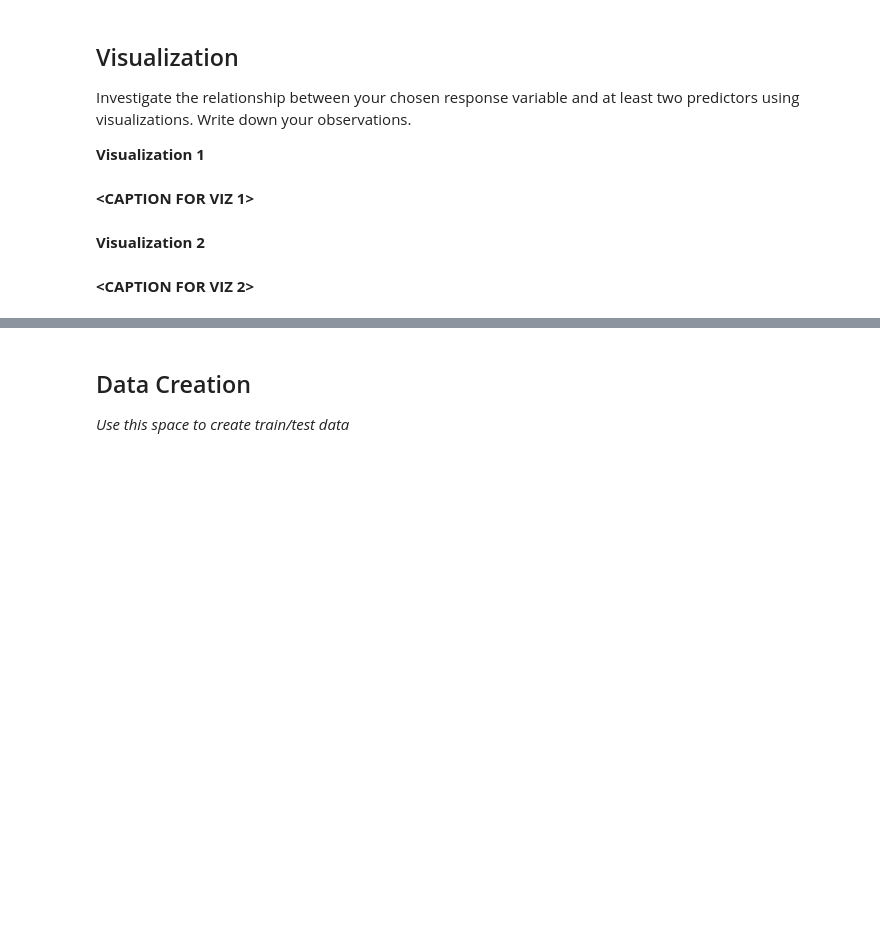
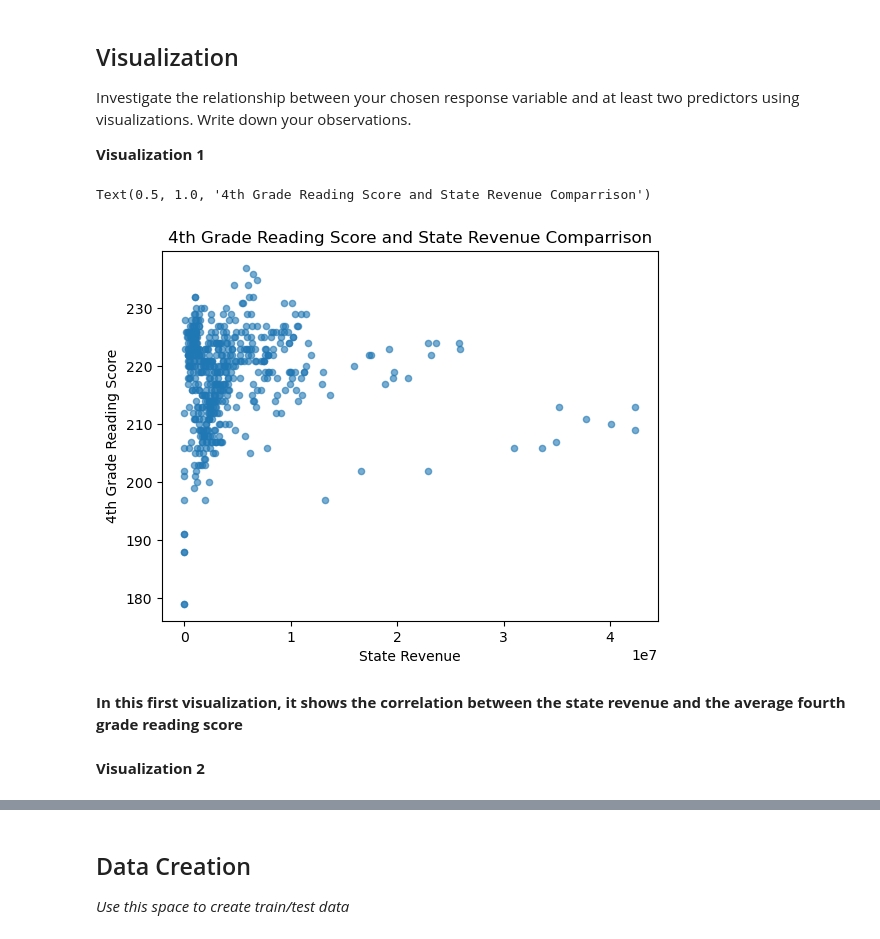
Before and after one commit to klonkem/MDST-Tutorial, a Jupyter notebook: tutorial1/checkpoint1.ipynb, the cells around one changed output, grey strips where cells are left out. Saved outputs shown, nothing was run; the diff lists cells and outputs as text; code cells hidden in the pictures; blank space fills up the shorter version.

```diff
--- a/tutorial1/checkpoint1.ipynb
+++ b/tutorial1/checkpoint1.ipynb
@@ -35,2 +39,5 @@ Import `numpy`, `pandas`, and `matplotlib`.
 # %% [markdown]
 Load in the "states_edu.csv" dataset and take a look at the head of the data
+# %%
+df = pd.read_csv('../data/states_edu.csv')
+df.head()
@@ -38,6 +53,20 @@ Load in the "states_edu.csv" dataset and take a look at the head of the data
 You should always familiarize yourself with what each column in the dataframe represents. Read about the states_edu dataset here: https://www.kaggle.com/noriuk/us-education-datasets-unification-project
 # %% [markdown]
 Use this space to rename columns, deal with missing data, etc. _(optional)_
+# %%
+df.rename({
+    'GRADES_PK_G':'ENROLL_PREK',
+    'GRADES_KG_G':'ENROLL_KINDER',
+    'GRADES_4_G':'ENROLL_4',
+    'GRADES_8_G':'ENROLL_8',
+    'GRADES_12_G':'ENROLL_12',
+    'GRADES_1_8_G':'ENROLL_PRIMARY',
+    'GRADES_9_12_G':'ENROLL_HS',
+    'GRADES_ALL_G':'ENROLL_ALL',
+    'ENROLL':'ENROLL_ALL_EST'
+    },
+    axis=1,inplace=True)
+#inplace return copy of dataframe
 # %% [markdown]
 <h2>Exploratory Data Analysis (EDA) </h2>
 # %% [markdown]
@@ -64,0 +138,4 @@ Feature engineering justification: **<BRIEFLY DESCRIBE WHY YOU MADE THE CHANGES
+# %%
+df['EXPEDENTURE_PER_STUDENT'] = df['TOTAL_EXPENDITURE'] / df['ENROLL']
+
+print(df)
@@ -68,9 +165,15 @@ Feature engineering justification: **<BRIEFLY DESCRIBE WHY YOU MADE THE CHANGES
 Investigate the relationship between your chosen response variable and at least two predictors using visualizations. Write down your observations.
 
 **Visualization 1**
-# %% [markdown]
-**<CAPTION FOR VIZ 1>**
+# %%
+df.plot.scatter(x='STATE_REVENUE', y='AVG_READING_4_SCORE', alpha=0.6)
+plt.xlabel('State Revenue')
+plt.ylabel('4th Grade Reading Score')
+plt.title('4th Grade Reading Score and State Revenue Comparrison')
+# %% [output]
+Text(0.5, 1.0, '4th Grade Reading Score and State Revenue Comparrison')
+[figure, added]
+# %% [markdown]
+**In this first visualization, it shows the correlation between the state revenue and the average fourth grade reading score**
 # %% [markdown]
 **Visualization 2**
-# %% [markdown]
-**<CAPTION FOR VIZ 2>**
```
Also changed, not shown: parts of 23 cells of this notebook, 2 other files.
